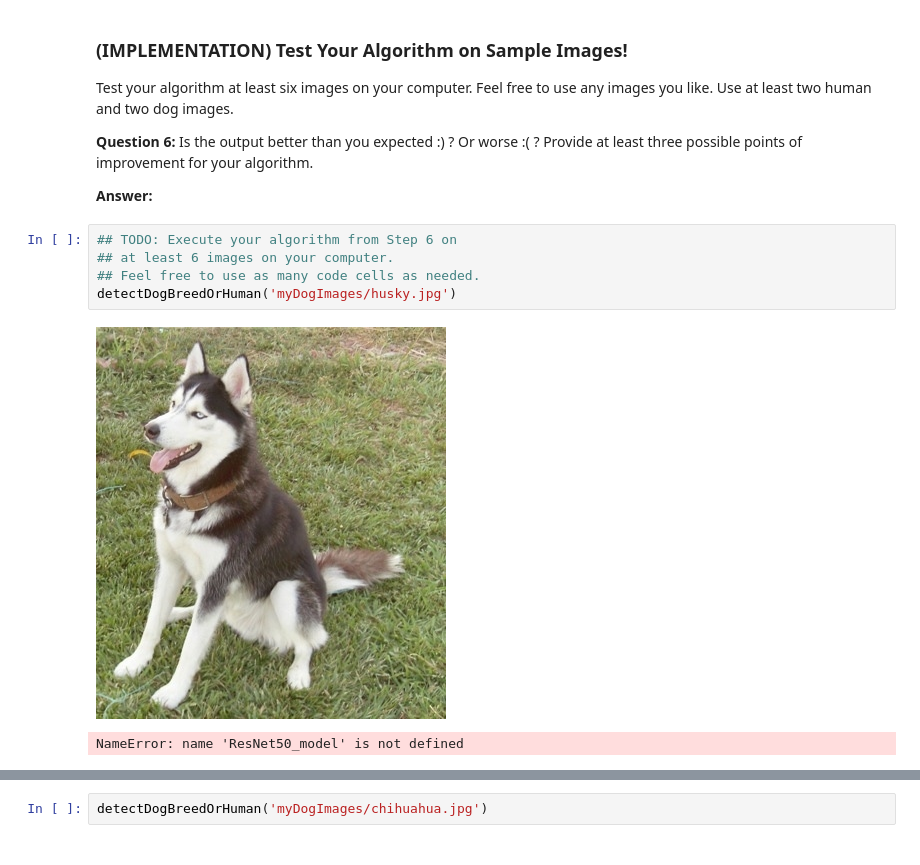
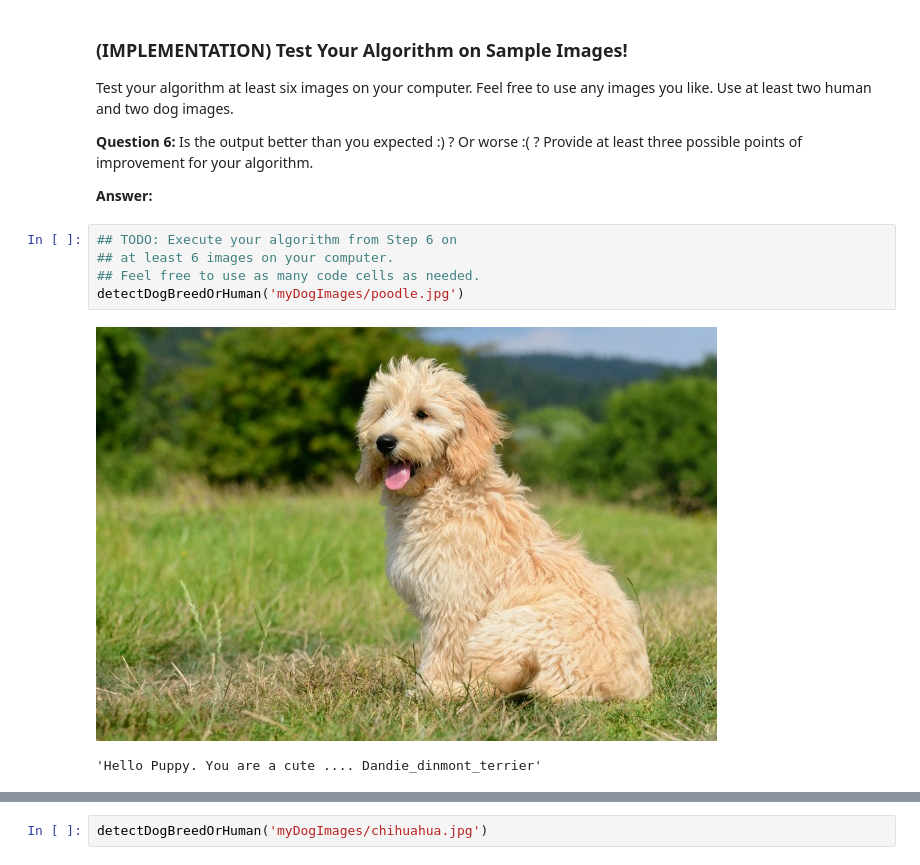
Before and after one commit to riochuong/AIND-Project-1-DogClassifier, a Jupyter notebook: dog_app.ipynb, the cells around one changed output, grey strips where cells are left out. Drawn from its saved outputs; the diff is of its cells as text.

```diff
--- a/dog_app.ipynb
+++ b/dog_app.ipynb
@@ -931,8 +931,8 @@ __Answer:__
 # %%
 ## TODO: Execute your algorithm from Step 6 on
 ## at least 6 images on your computer.
 ## Feel free to use as many code cells as needed.
-detectDogBreedOrHuman('myDogImages/husky.jpg')
+detectDogBreedOrHuman('myDogImages/poodle.jpg')
 # %% [output]
-[figure, old version]
+[figure, new version]
-NameError: name 'ResNet50_model' is not defined
+'Hello Puppy. You are a cute .... Dandie_dinmont_terrier'
```
Also changed, not shown: parts of 1 cell of this notebook.
